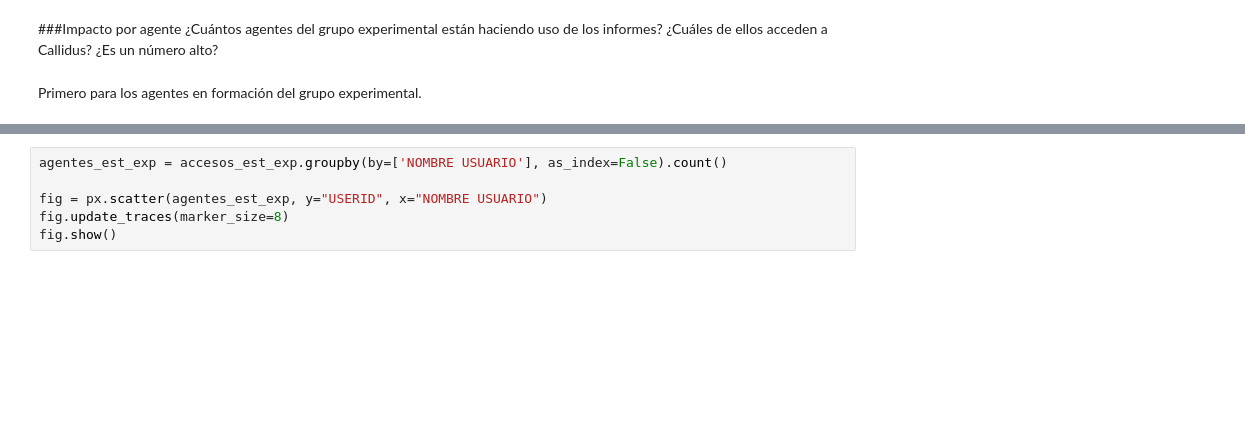
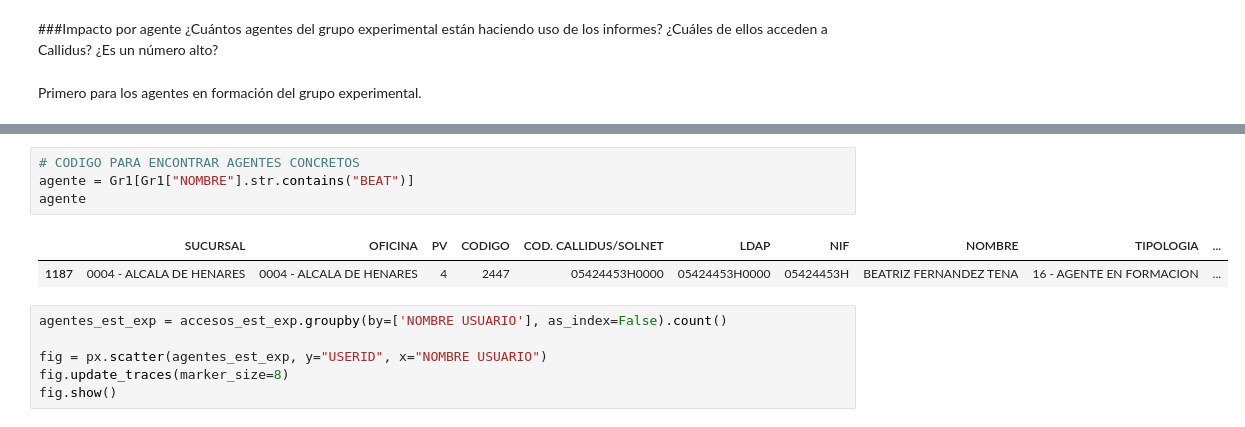
Before and after one commit to Ana-AlonsoCanizares/AA_GRUPO3, a Jupyter notebook: PruebaControl_OCASO.ipynb, the cells around one changed output, grey strips where cells are left out. Drawn from its saved outputs; the diff is of its cells as text; blank space fills up the shorter version.

```diff
--- a/PruebaControl_OCASO.ipynb
+++ b/PruebaControl_OCASO.ipynb
@@ -318,6 +460,13 @@ fig.update_traces(marker_size=8)
 fig.show()
 # %% [output]
 [interactive output not drawn]
+# %%
+# CODIGO PARA ENCONTRAR AGENTES CONCRETOS
+agente = Gr1[Gr1["NOMBRE"].str.contains("BEAT")]
+agente
+# %% [output]
+|  | SUCURSAL | OFICINA | PV | CODIGO | COD. CALLIDUS/SOLNET | LDAP | NIF | NOMBRE | TIPOLOGIA | ... |
+| 1187 | 0004 - ALCALA DE HENARES | 0004 - ALCALA DE HENARES | 4 | 2447 | 05424453H0000 | 05424453H0000 | 05424453H | BEATRIZ FERNANDEZ TENA | 16 - AGENTE EN FORMACION | ... |
 # %%
 agentes_est_exp = accesos_est_exp.groupby(by=['NOMBRE USUARIO'], as_index=False).count()
 
```
Also changed, not shown: parts of 35 cells of this notebook.
